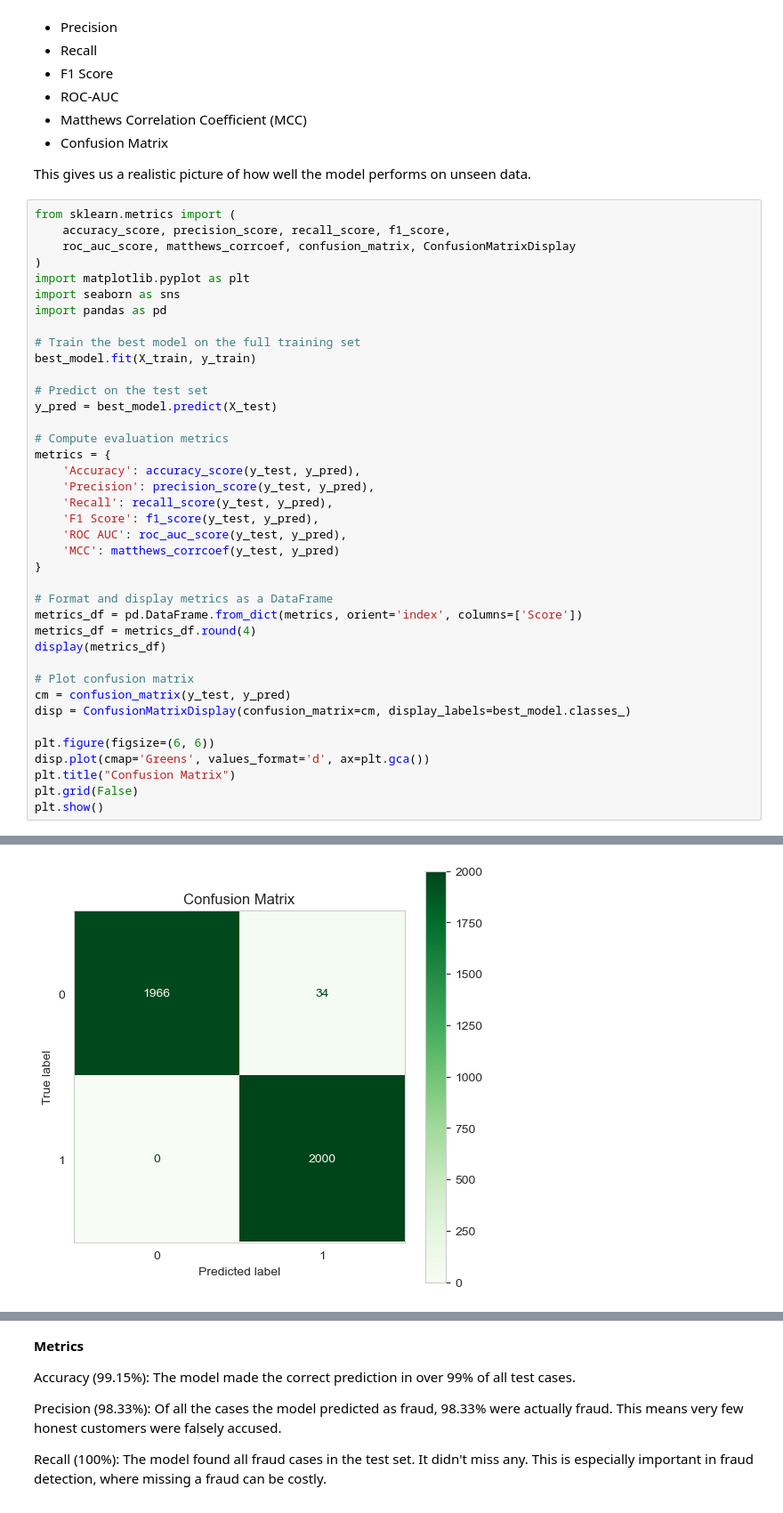
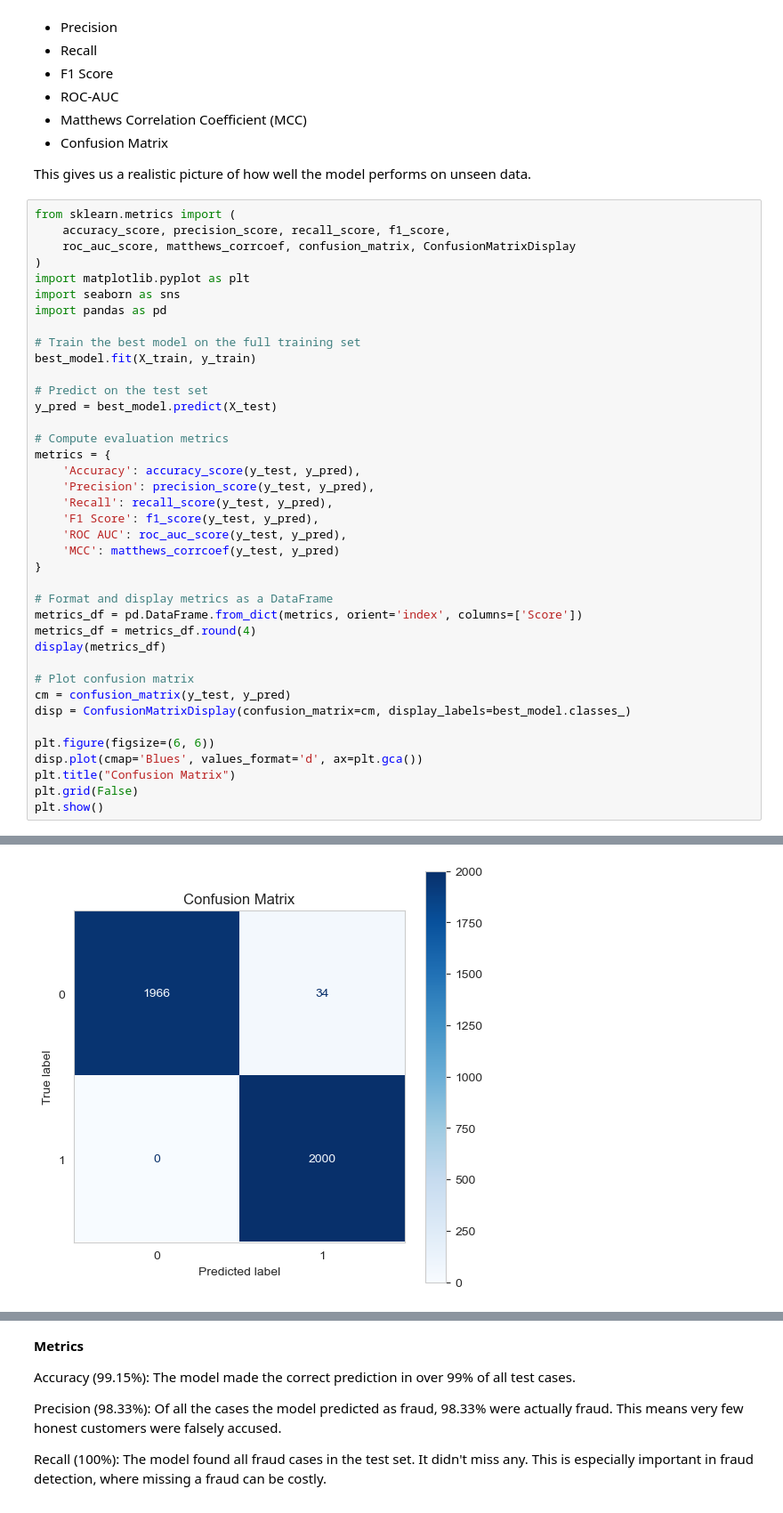
Before and after one commit to ryan1480/Analytics_Project, a Jupyter notebook: Code/XGBoost.ipynb, the cells around one changed output, grey strips where cells are left out. Shown at 89% size. Drawn from its saved outputs; the diff is of its cells as text.

```diff
--- a/Code/XGBoost.ipynb
+++ b/Code/XGBoost.ipynb
@@ -350,32 +350,32 @@ y_pred = best_model.predict(X_test)
 metrics = {
     'Accuracy': accuracy_score(y_test, y_pred),
     'Precision': precision_score(y_test, y_pred),
     'Recall': recall_score(y_test, y_pred),
     'F1 Score': f1_score(y_test, y_pred),
     'ROC AUC': roc_auc_score(y_test, y_pred),
     'MCC': matthews_corrcoef(y_test, y_pred)
 }
 
 # Format and display metrics as a DataFrame
 metrics_df = pd.DataFrame.from_dict(metrics, orient='index', columns=['Score'])
 metrics_df = metrics_df.round(4)
 display(metrics_df)
 
 # Plot confusion matrix
 cm = confusion_matrix(y_test, y_pred)
 disp = ConfusionMatrixDisplay(confusion_matrix=cm, display_labels=best_model.classes_)
 
 plt.figure(figsize=(6, 6))
-disp.plot(cmap='Greens', values_format='d', ax=plt.gca())
+disp.plot(cmap='Blues', values_format='d', ax=plt.gca())
 plt.title("Confusion Matrix")
 plt.grid(False)
 plt.show()
 # %% [output]
 |  | Score |
 | Accuracy | 0.9915 |
 | Precision | 0.9833 |
 | Recall | 1.0000 |
 | F1 Score | 0.9916 |
 | ROC AUC | 0.9915 |
 | MCC | 0.9831 |
-[figure, old version]
+[figure, new version]
```
Also changed, not shown: parts of 1 cell of this notebook.
